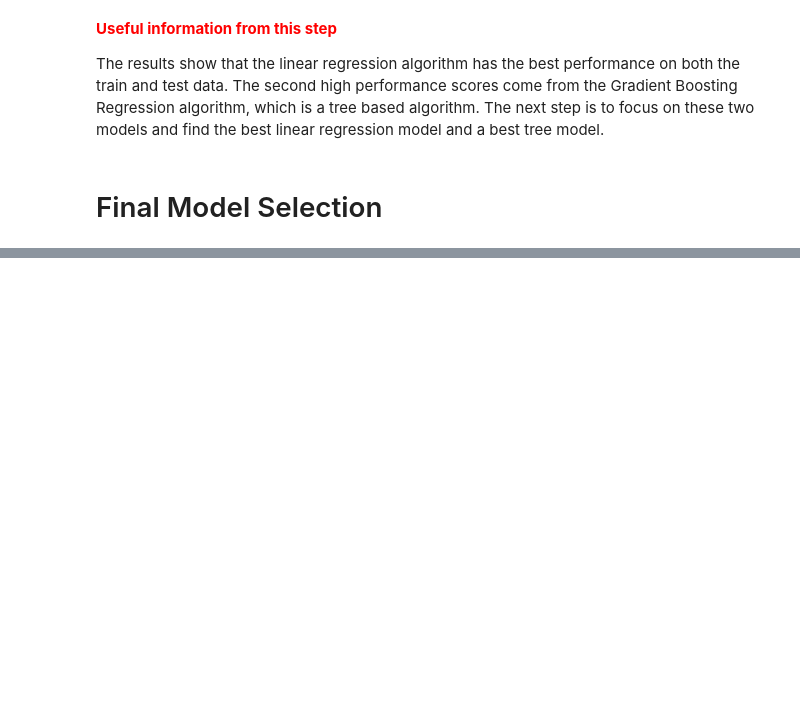
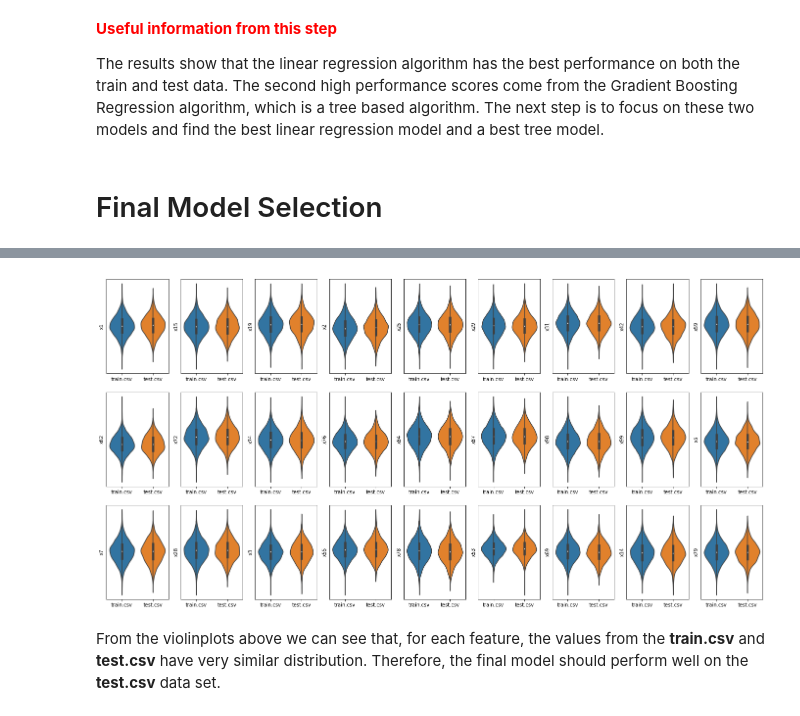
Before and after one commit to MingChen0919/cryoocyte_test_project, a Jupyter notebook: project-analysis.ipynb, the cells around one changed output, grey strips where cells are left out. Drawn from its saved outputs; the diff is of its cells as text; code cells hidden in the pictures; blank space fills up the shorter version.

```diff
--- a/project-analysis.ipynb
+++ b/project-analysis.ipynb
@@ -317,0 +320,4 @@ Common linear model selection methods include stepwise (forward, backward) selec
+# %%
+lm_weights = pd.read_csv('data/final_linear_model.csv')
+lm_weights.rename(columns={'Unnamed: 0': 'feature'}, inplace=True)
+lm_weights
@@ -317,0 +346,20 @@ Common linear model selection methods include stepwise (forward, backward) selec
+# %%
+train_csv = pd.read_csv('data/train.csv')[lm_weights.feature]
+train_csv['data_type'] = 'train.csv'
+test_csv = pd.read_csv('data/test.csv')[lm_weights.feature]
+test_csv['data_type'] = 'test.csv'
+merged_csv = pd.concat([train_csv, test_csv], axis=0)
+# %%
+fig, axs = plt.subplots(3, 9, figsize=(24, 12))
+for i in range(len(lm_weights.feature)):
+    row_index = i // 9
+    col_index = i % 9
+    sns.violinplot(x="data_type", y=lm_weights.feature[i], data=merged_csv,
+                   ax=axs[row_index][col_index])
+    ax = axs[row_index][col_index]
+    ax.set_yticks(())
+    ax.set_xlabel("")
+# %% [output]
+[figure, added]
+# %% [markdown]
+From the violinplots above we can see that, for each feature, the values from the **train.csv** and **test.csv** have very similar distribution. Therefore, the final model should perform well on the **test.csv** data set.
```
Also changed, not shown: parts of 3 cells of this notebook, 2 other files.
